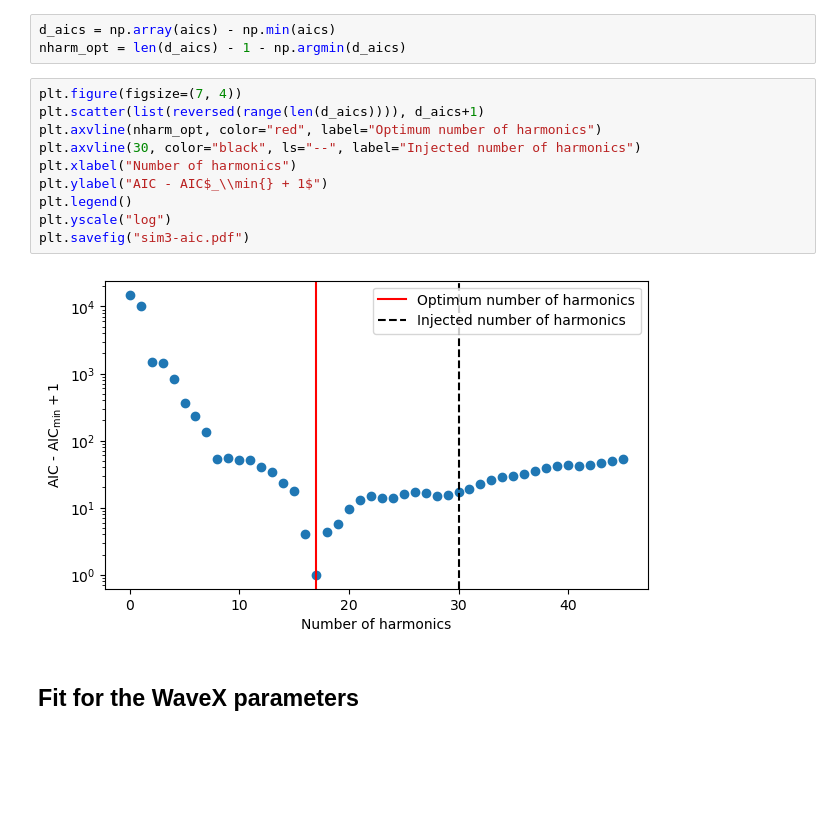
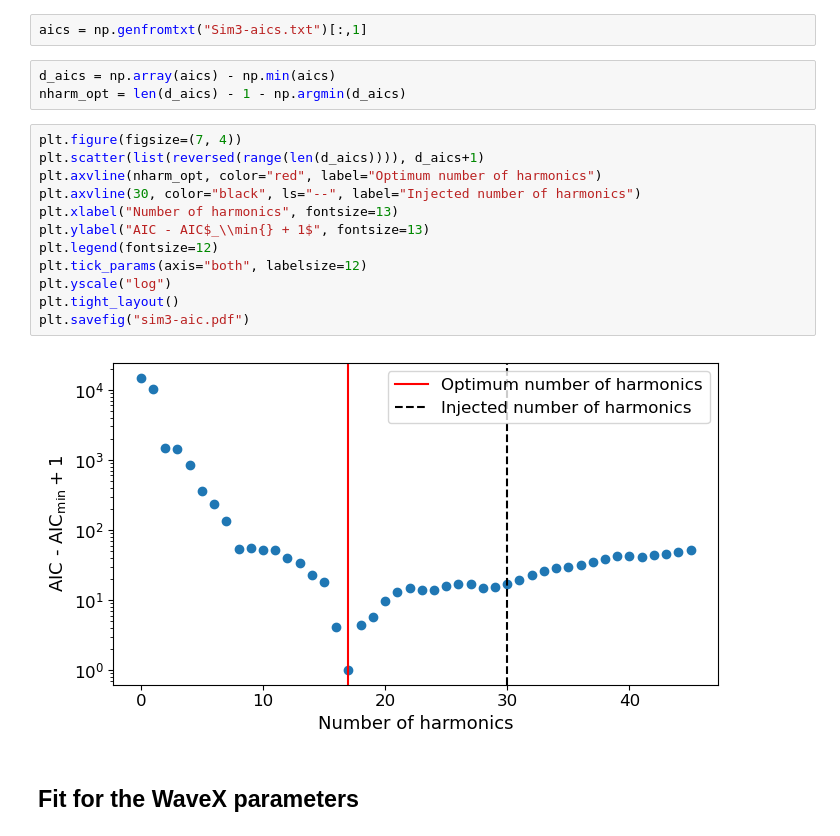
Before and after one commit to abhisrkckl/pint-noise, a Jupyter notebook: sim3-red-noise/Sim3-analysis.ipynb, the cells around one changed output. Drawn from its saved outputs; the diff is of its cells as text; blank space fills up the shorter version.

```diff
--- a/sim3-red-noise/Sim3-analysis.ipynb
+++ b/sim3-red-noise/Sim3-analysis.ipynb
@@ -72,21 +75,25 @@ for idx in reversed(idxs):
 2       -51012.82880510499      1.792738522481484
 1       -42287.0325391072       6.1755666435024965
 0       -37533.582745259264     8.55644906224857
+# %%
+aics = np.genfromtxt("Sim3-aics.txt")[:,1]
 # %%
 d_aics = np.array(aics) - np.min(aics)
 nharm_opt = len(d_aics) - 1 - np.argmin(d_aics)
 # %%
 plt.figure(figsize=(7, 4))
 plt.scatter(list(reversed(range(len(d_aics)))), d_aics+1)
 plt.axvline(nharm_opt, color="red", label="Optimum number of harmonics")
 plt.axvline(30, color="black", ls="--", label="Injected number of harmonics")
-plt.xlabel("Number of harmonics")
-plt.ylabel("AIC - AIC$_\\min{} + 1$")
-plt.legend()
+plt.xlabel("Number of harmonics", fontsize=13)
+plt.ylabel("AIC - AIC$_\\min{} + 1$", fontsize=13)
+plt.legend(fontsize=12)
+plt.tick_params(axis="both", labelsize=12)
 plt.yscale("log")
+plt.tight_layout()
 plt.savefig("sim3-aic.pdf")
 # %% [output]
-[figure, old version]
+[figure, new version]
 # %% [markdown]
 ## Fit for the WaveX parameters
 # %%
```
Also changed, not shown: parts of 8 cells of this notebook, 4 other files.
